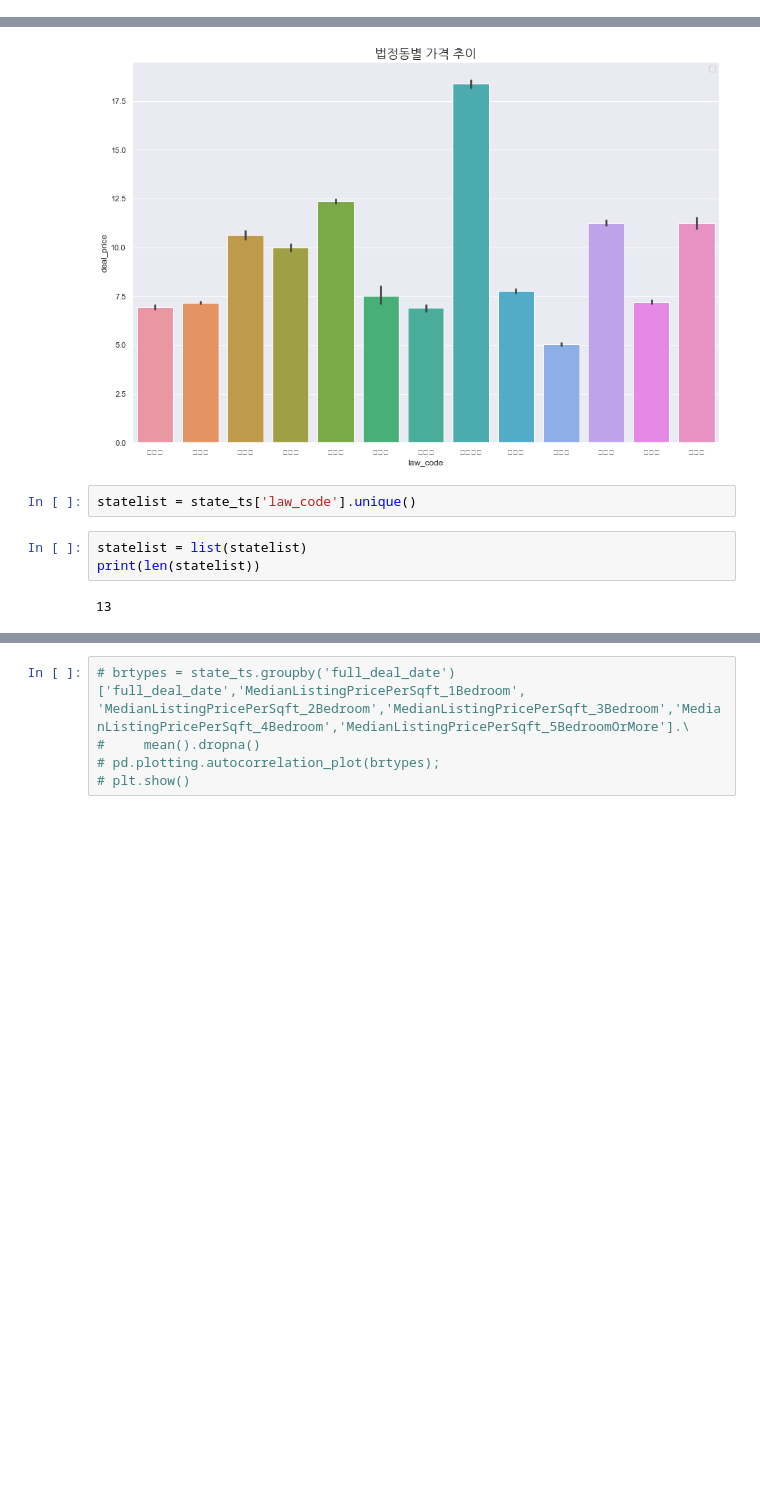
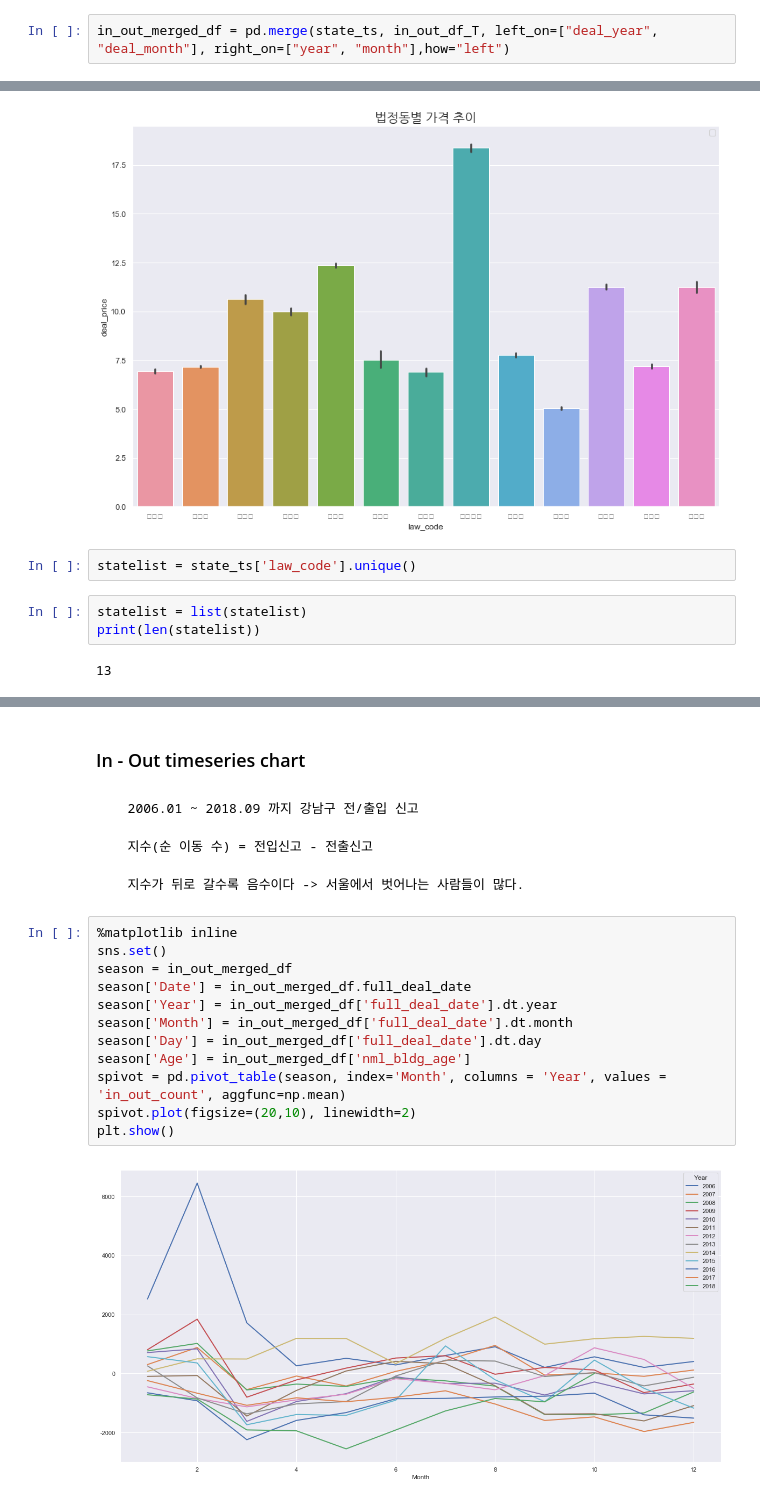
Before and after one commit to tax-k/KB_price_crawling, a Jupyter notebook: EDA and ARIMA.ipynb, the cells around one changed output, grey strips where cells are left out. Cells and saved outputs as stored; diff of their text form; blank space fills up the shorter version.

```diff
--- a/EDA and ARIMA.ipynb
+++ b/EDA and ARIMA.ipynb
@@ -304,0 +375,2 @@ Name: law_code, dtype: int64
+# %%
+in_out_merged_df = pd.merge(state_ts, in_out_df_T, left_on=["deal_year", "deal_month"], right_on=["year", "month"],how="left")
@@ -362,5 +491,22 @@ plt.show()
-# %%
-# brtypes = state_ts.groupby('full_deal_date')['full_deal_date','MedianListingPricePerSqft_1Bedroom', 'MedianListingPricePerSqft_2Bedroom','MedianListingPricePerSqft_3Bedroom','MedianListingPricePerSqft_4Bedroom','MedianListingPricePerSqft_5BedroomOrMore'].\
-#     mean().dropna()
-# pd.plotting.autocorrelation_plot(brtypes);
-# plt.show()
+# %% [markdown]
+### In - Out timeseries chart
+# %% [markdown]
+      2006.01 ~ 2018.09 까지 강남구 전/출입 신고
+
+      지수(순 이동 수) = 전입신고 - 전출신고
+
+      지수가 뒤로 갈수록 음수이다 -> 서울에서 벗어나는 사람들이 많다.
+# %%
+%matplotlib inline
+sns.set()
+season = in_out_merged_df
+season['Date'] = in_out_merged_df.full_deal_date
+season['Year'] = in_out_merged_df['full_deal_date'].dt.year
+season['Month'] = in_out_merged_df['full_deal_date'].dt.month
+season['Day'] = in_out_merged_df['full_deal_date'].dt.day
+season['Age'] = in_out_merged_df['nml_bldg_age']
+spivot = pd.pivot_table(season, index='Month', columns = 'Year', values = 'in_out_count', aggfunc=np.mean)
+spivot.plot(figsize=(20,10), linewidth=2)
+plt.show()
+# %% [output]
+[figure, added]
```
Also changed, not shown: parts of 42 cells of this notebook.
